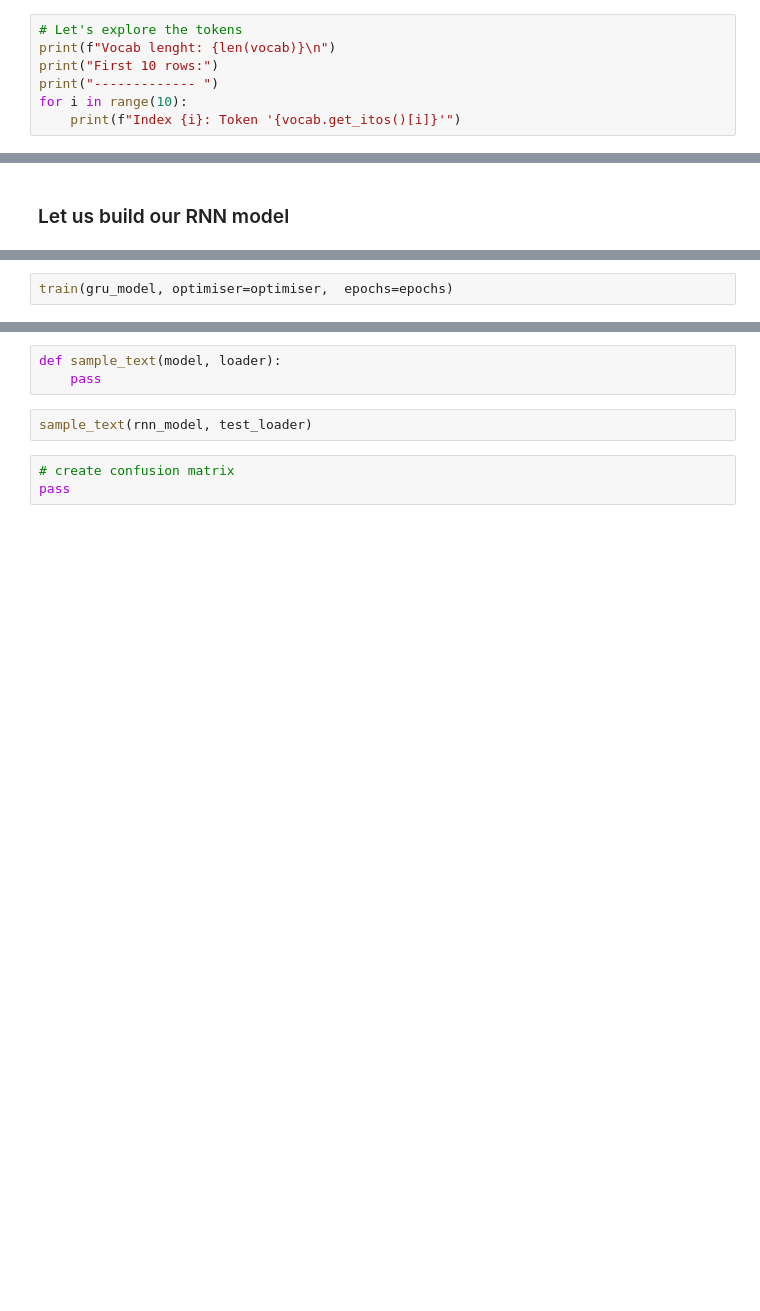
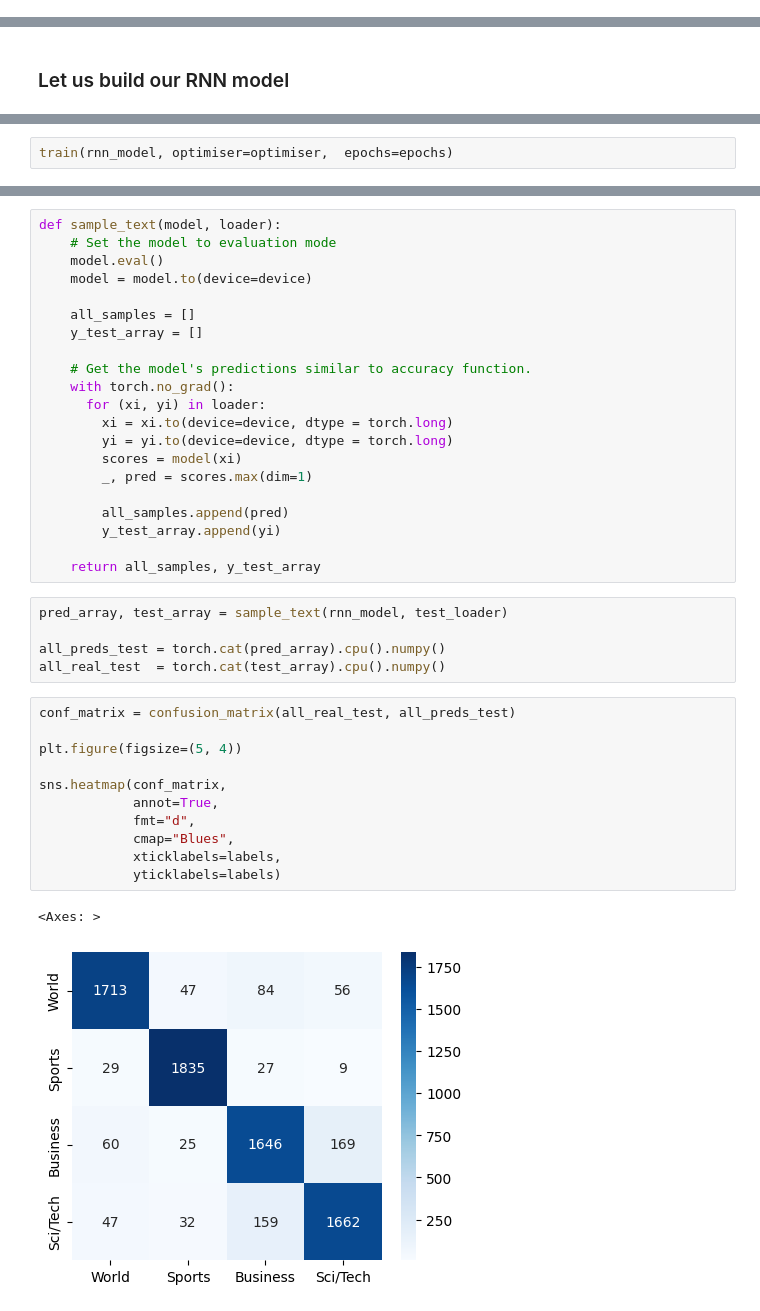
Before and after one commit to rzagni/itesm-aiml, a Jupyter notebook: Deep Learning/A3b_DL_TC5033_AD2023_text_classifier_Team56.ipynb, the cells around one changed output, grey strips where cells are left out. Drawn from its saved outputs; the diff is of its cells as text; blank space fills up the shorter version.

```diff
--- a/Deep Learning/A3b_DL_TC5033_AD2023_text_classifier_Team56.ipynb
+++ b/Deep Learning/A3b_DL_TC5033_AD2023_text_classifier_Team56.ipynb
@@ -193,10 +236,3 @@ def yield_tokens(data):
 vocab = build_vocab_from_iterator(yield_tokens(train_dataset), specials=["<unk>"])
 #set unknown token at position 0
 vocab.set_default_index(vocab["<unk>"])
-# %%
-# Let's explore the tokens
-print(f"Vocab lenght: {len(vocab)}\n")
-print("First 10 rows:")
-print("------------- ")
-for i in range(10):
-    print(f"Index {i}: Token '{vocab.get_itos()[i]}'")
@@ -287,2 +371,2 @@ optimiser = torch.optim.Adam(gru_model.parameters(), lr=lr)
 # %%
-train(gru_model, optimiser=optimiser,  epochs=epochs)
+train(rnn_model, optimiser=optimiser,  epochs=epochs)
@@ -291,8 +388,40 @@ print(f'{accuracy(gru_model, test_loader):.4f}')
 # %%
 def sample_text(model, loader):
-    pass
+    # Set the model to evaluation mode
+    model.eval()
+    model = model.to(device=device)
+
+    all_samples = []
+    y_test_array = []
+
+    # Get the model's predictions similar to accuracy function.
+    with torch.no_grad():
+      for (xi, yi) in loader:
+        xi = xi.to(device=device, dtype = torch.long)
+        yi = yi.to(device=device, dtype = torch.long)
+        scores = model(xi)
+        _, pred = scores.max(dim=1)
+
+        all_samples.append(pred)
+        y_test_array.append(yi)
+
+    return all_samples, y_test_array
 # %%
-sample_text(rnn_model, test_loader)
+pred_array, test_array = sample_text(rnn_model, test_loader)
+
+all_preds_test = torch.cat(pred_array).cpu().numpy()
+all_real_test  = torch.cat(test_array).cpu().numpy()
-# %%
-# create confusion matrix
-pass
+# %%
+conf_matrix = confusion_matrix(all_real_test, all_preds_test)
+
+plt.figure(figsize=(5, 4))
+
+sns.heatmap(conf_matrix,
+            annot=True,
+            fmt="d",
+            cmap="Blues",
+            xticklabels=labels,
+            yticklabels=labels)
+# %% [output]
+<Axes: >
+[figure, added]
```
Also changed, not shown: parts of 28 cells of this notebook.
